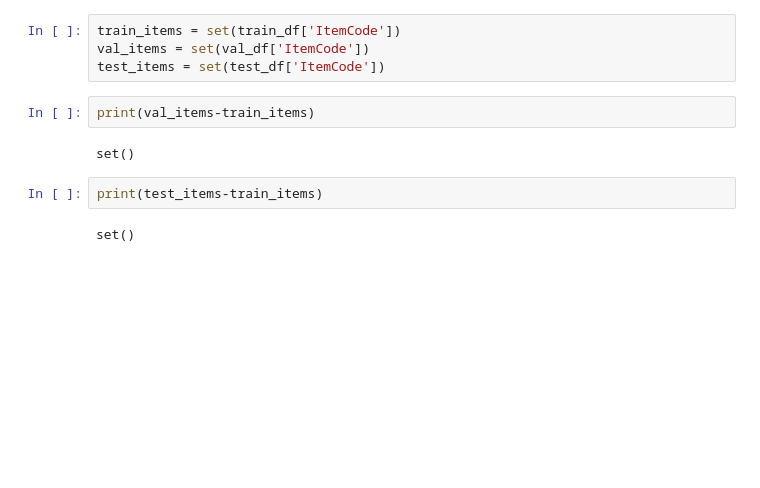
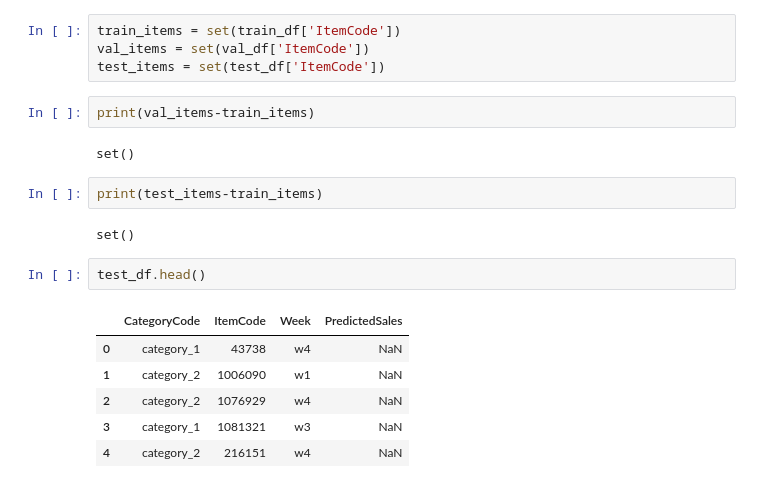
Before and after one commit to BoTZ-TND/DataStorm-2022, a Jupyter notebook: notebooks/main_eda.ipynb, the cells around one changed output. Drawn from its saved outputs; the diff is of its cells as text; blank space fills up the shorter version.

Commit message:
add: test/val upated datasets

```diff
--- a/notebooks/main_eda.ipynb
+++ b/notebooks/main_eda.ipynb
@@ -34,3 +34,12 @@ set()
 print(test_items-train_items)
 # %% [output]
 set()
+# %%
+test_df.head()
+# %% [output]
+|  | CategoryCode | ItemCode | Week | PredictedSales |
+| 0 | category_1 | 43738 | w4 | NaN |
+| 1 | category_2 | 1006090 | w1 | NaN |
+| 2 | category_2 | 1076929 | w4 | NaN |
+| 3 | category_1 | 1081321 | w3 | NaN |
+| 4 | category_2 | 216151 | w4 | NaN |
```
Also changed, not shown: parts of 2 cells of this notebook, 3 other files.
